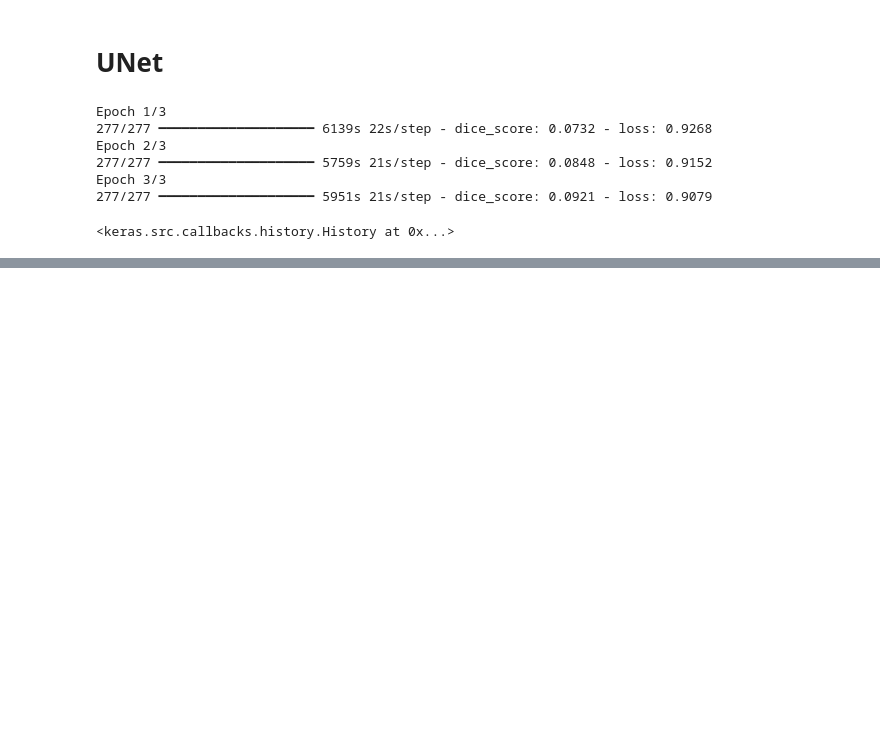
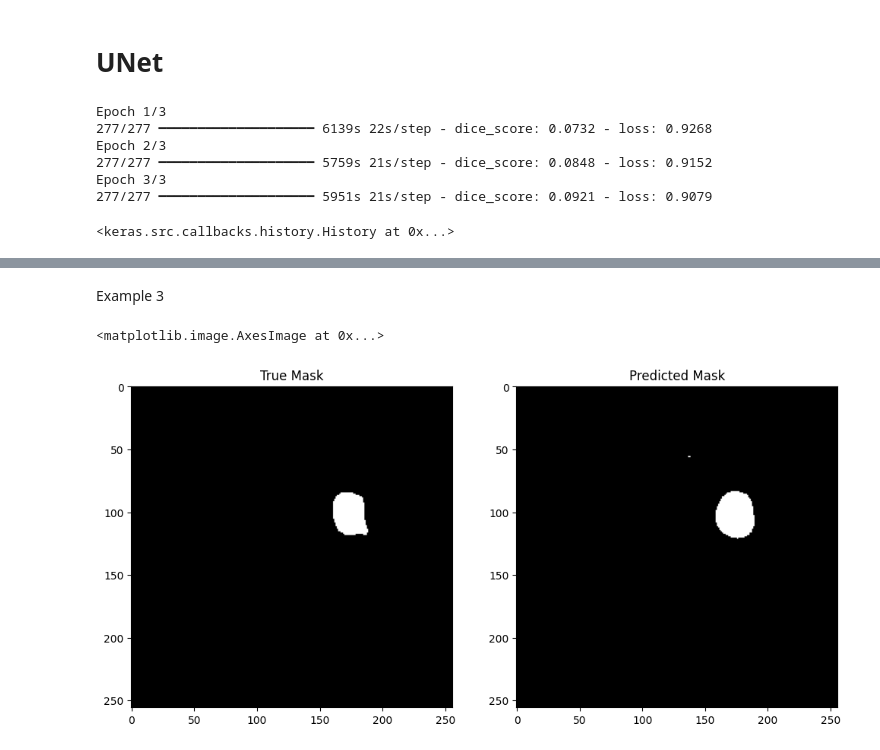
Before and after one commit to patrikpusztai10/BrainTumorSegmentation, a Jupyter notebook: TumorSegmentationWithDataset2.ipynb, the cells around one changed output, grey strips where cells are left out. Saved outputs shown, nothing was run; the diff lists cells and outputs as text; code cells hidden in the pictures; blank space fills up the shorter version.

```diff
--- a/TumorSegmentationWithDataset2.ipynb
+++ b/TumorSegmentationWithDataset2.ipynb
@@ -130,0 +176,16 @@ with open('unet_model.pkl', 'wb') as f:
+# %% [markdown]
+Example 3
+# %%
+import matplotlib.pyplot as plt
+mask_true= y_test[25].squeeze()
+mask_pred= (y_pred[25].squeeze() > 0.5).astype('float32')
+plt.figure(figsize=(12, 6))
+plt.subplot(1, 2, 1)
+plt.title('True Mask')
+plt.imshow(mask_true, cmap='gray')
+plt.subplot(1, 2, 2)
+plt.title('Predicted Mask')
+plt.imshow(mask_pred, cmap='gray')
+# %% [output]
+<matplotlib.image.AxesImage at 0x...>
+[figure, added]
```
Also changed, not shown: parts of 11 cells of this notebook.
